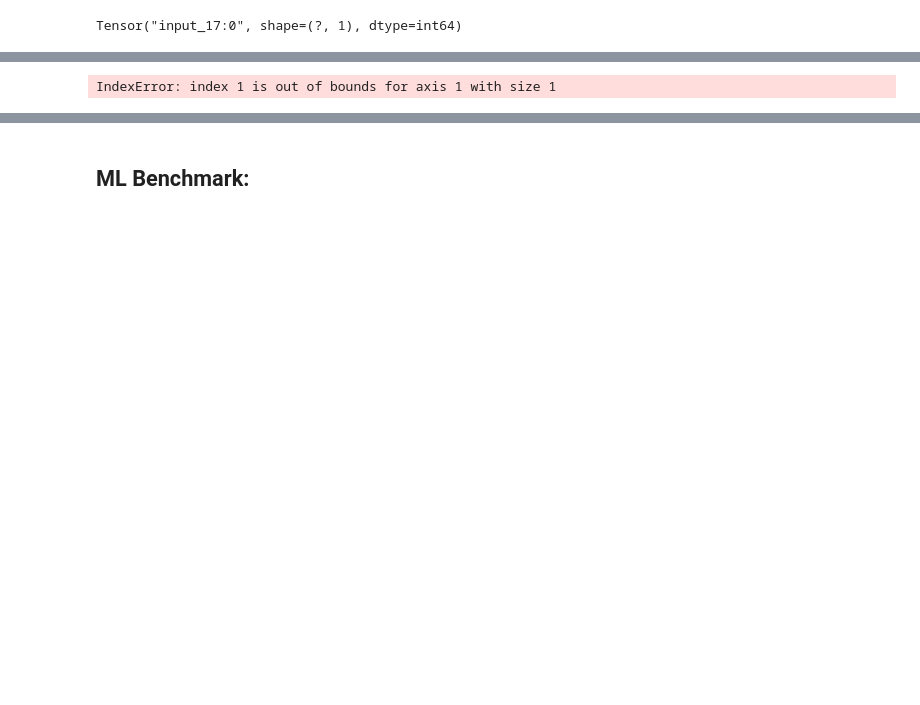
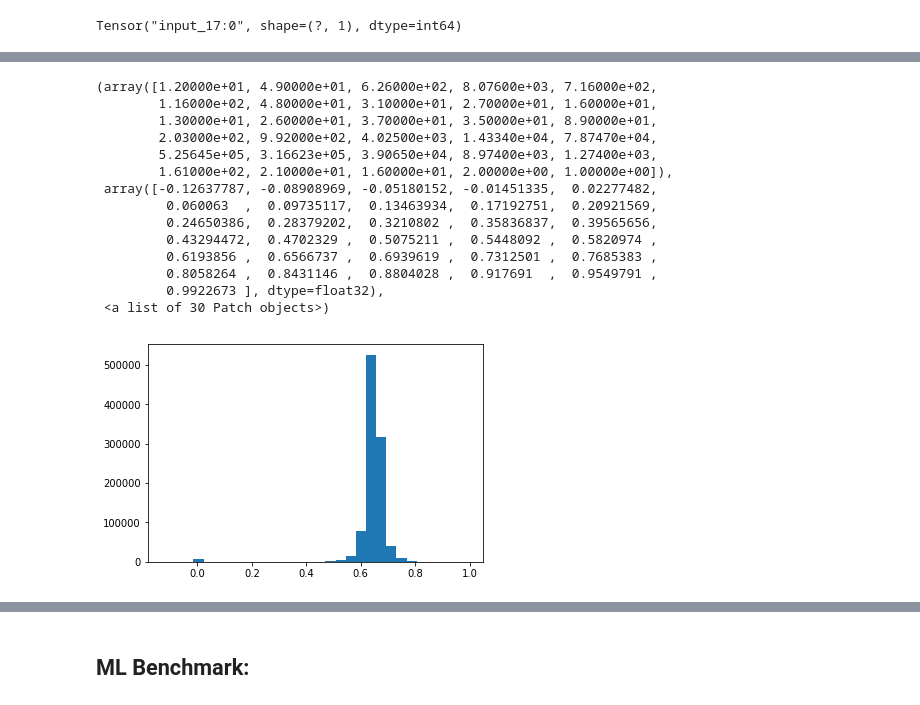
Before and after one commit to maorRoz/hw2dl, a Jupyter notebook: hw2dl-cat.ipynb, the cells around one changed output, grey strips where cells are left out. Drawn from its saved outputs; the diff is of its cells as text; code cells hidden in the pictures; blank space fills up the shorter version.

```diff
--- a/hw2dl-cat.ipynb
+++ b/hw2dl-cat.ipynb
@@ -378,9 +371,23 @@ plt.show()
 nn_model.load_weights('./best_model_weights_run1.h5')
 preds = nn_model.predict([X_val[f] for f in features])
 # %%
-plt.hist(preds[:,1],bins=30)
+plt.hist(preds,bins=30)
 # %% [output]
-IndexError: index 1 is out of bounds for axis 1 with size 1
+(array([1.20000e+01, 4.90000e+01, 6.26000e+02, 8.07600e+03, 7.16000e+02,
+        1.16000e+02, 4.80000e+01, 3.10000e+01, 2.70000e+01, 1.60000e+01,
+        1.30000e+01, 2.60000e+01, 3.70000e+01, 3.50000e+01, 8.90000e+01,
+        2.03000e+02, 9.92000e+02, 4.02500e+03, 1.43340e+04, 7.87470e+04,
+        5.25645e+05, 3.16623e+05, 3.90650e+04, 8.97400e+03, 1.27400e+03,
+        1.61000e+02, 2.10000e+01, 1.60000e+01, 2.00000e+00, 1.00000e+00]),
+ array([-0.12637787, -0.08908969, -0.05180152, -0.01451335,  0.02277482,
+         0.060063  ,  0.09735117,  0.13463934,  0.17192751,  0.20921569,
+         0.24650386,  0.28379202,  0.3210802 ,  0.35836837,  0.39565656,
+         0.43294472,  0.4702329 ,  0.5075211 ,  0.5448092 ,  0.5820974 ,
+         0.6193856 ,  0.6566737 ,  0.6939619 ,  0.7312501 ,  0.7685383 ,
+         0.8058264 ,  0.8431146 ,  0.8804028 ,  0.917691  ,  0.9549791 ,
+         0.9922673 ], dtype=float32),
+ <a list of 30 Patch objects>)
+[figure, added]
 # %%
 predsDF = pd.DataFrame(data = preds)
 testDF = pd.DataFrame(data = y_val)
```
Also changed, not shown: parts of 26 cells of this notebook, 1 other file.
